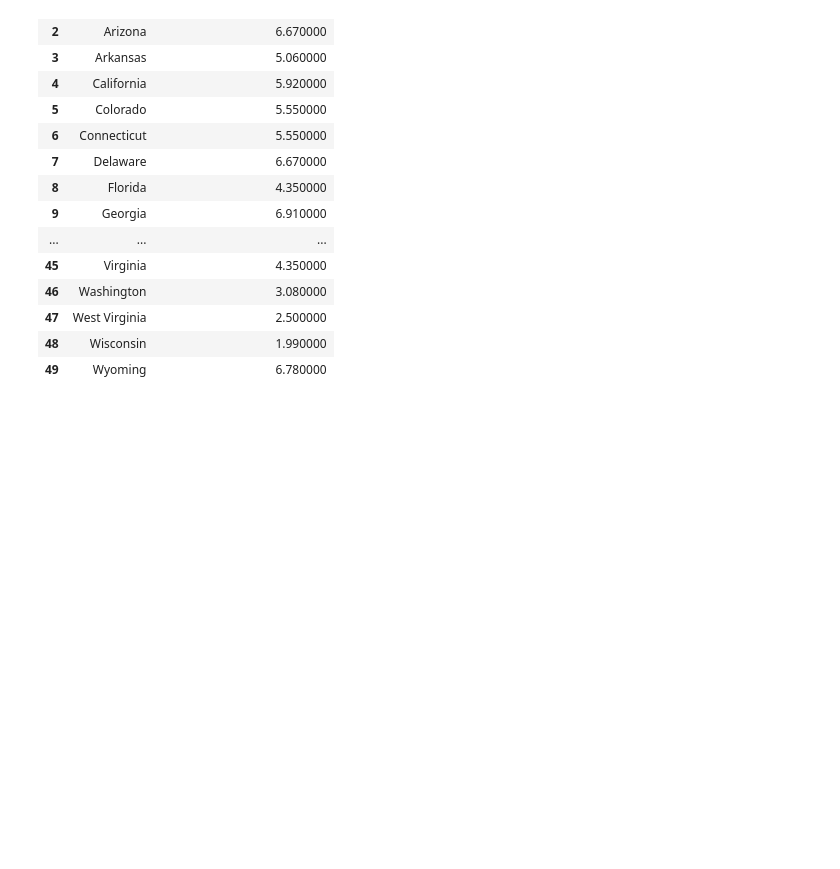
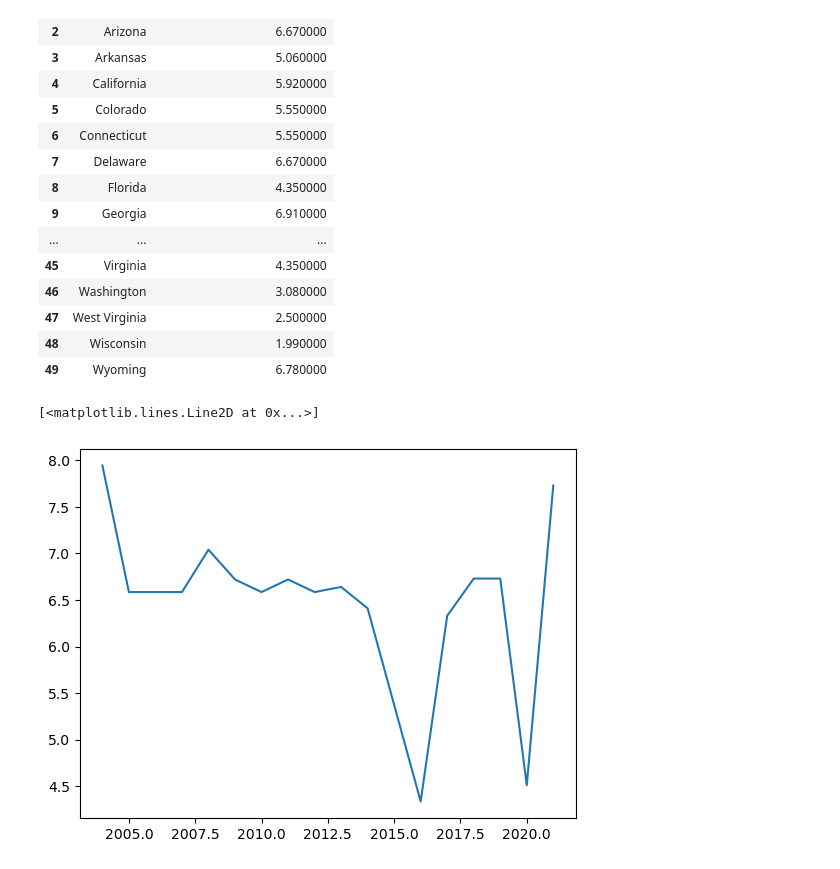
Before and after one commit to elliottjones56/project_5, a Jupyter notebook: EDA.ipynb, the cells around one changed output. Cells and saved outputs as stored; diff of their text form; code cells hidden in the pictures; blank space fills up the shorter version.

```diff
--- a/EDA.ipynb
+++ b/EDA.ipynb
@@ -288,0 +298,2 @@ Text(0.5, 1.0, 'Male imprisonment by year')
+# %%
+totals['per 100k'] = (totals['VALUE']/totals['population'])*100000
@@ -289,7 +326,7 @@ Text(0.5, 1.0, 'Male imprisonment by year')
 # %% [markdown]
 ## Modeling Democracy index ##
 # %%
-index = pd.read_csv('democracy-index-eiu.csv')
+index = pd.read_csv('Datasets/Original_Data/democracy-index-eiu.csv')
 index.head()
 # %% [output]
 |  | Entity | Code | Year | democracy_eiu |
@@ -307,7 +344,7 @@ Year              0
 democracy_eiu     0
 dtype: int64
 # %%
-incar = pd.read_csv('incarceration-rates-by-country-2023.csv')
+incar = pd.read_csv('Datasets/Original_Data/incarceration-rates-by-country-2023.csv')
 incar.isna().sum()
 # %% [output]
 country                                        0
@@ -755,3 +792,10 @@ fig.update_layout(
     geo_scope='usa', # limite map scope to USA
 )
 fig.show()
+# %%
+mexico_pred = dtr.predict(np.array(totals['per 100k']).reshape(-1,1))
+# %%
+plt.plot(totals['Year'], mexico_pred) # why no 2015
+# %% [output]
+[<matplotlib.lines.Line2D at 0x...>]
+[figure, added]
```
Also changed, not shown: parts of 7 cells of this notebook, 19 other files.
